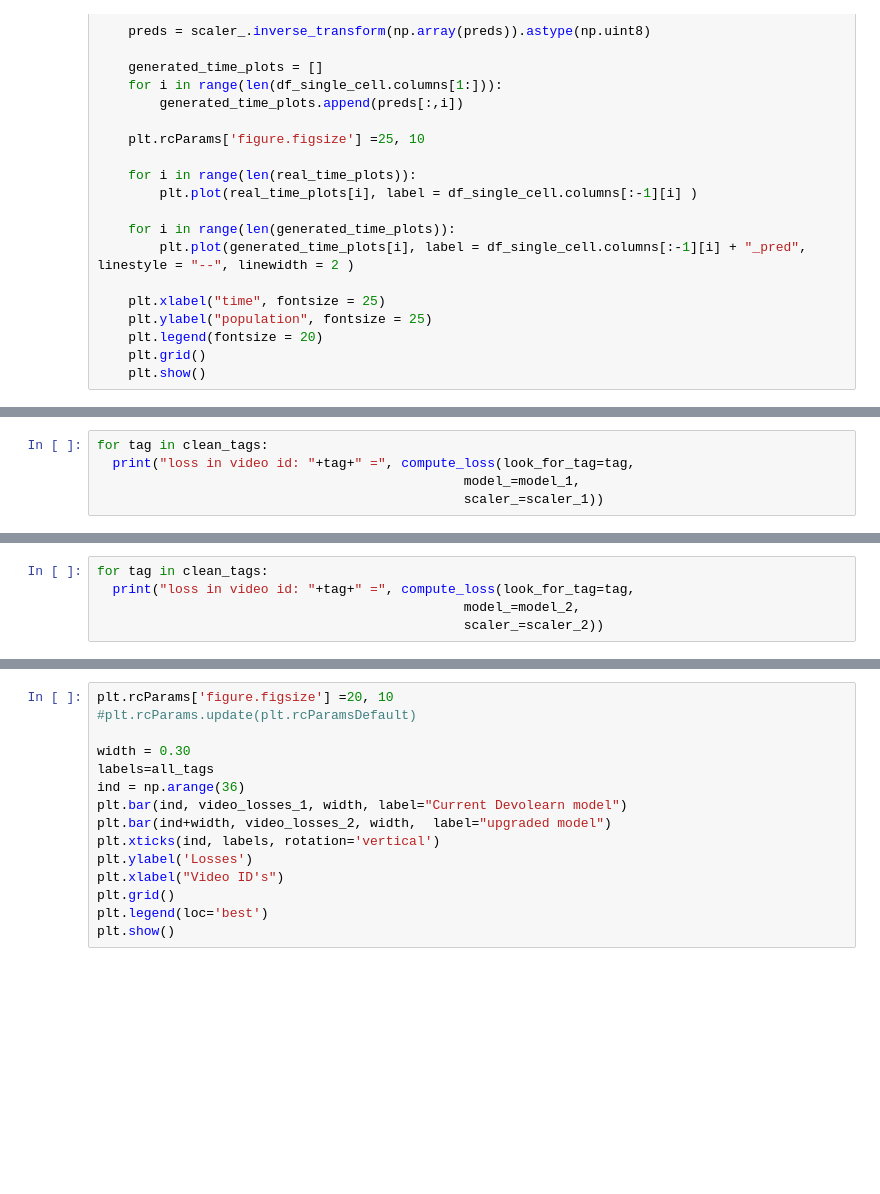
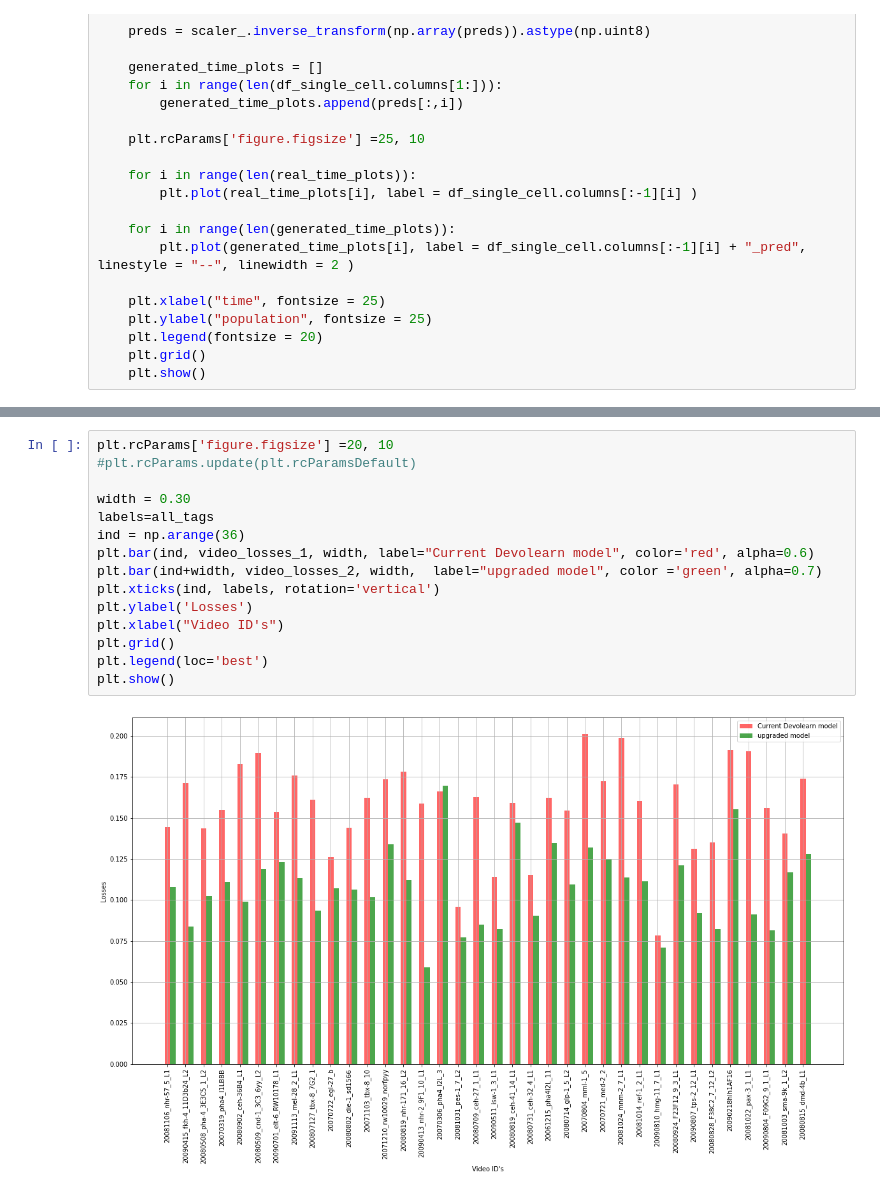
Before and after one commit to Mainakdeb/elegant-embryos, a Jupyter notebook: compare_cell_population_models.ipynb, the cells around one changed output, grey strips where cells are left out. Drawn from its saved outputs; the diff is of its cells as text; blank space fills up the shorter version.

```diff
--- a/compare_cell_population_models.ipynb
+++ b/compare_cell_population_models.ipynb
@@ -170,8 +218,3 @@ def compute_loss(look_for_tag, model_, scaler_):
 
   loss = mean_squared_error(real_time_plots,generated_time_plots)
   return(loss)
-# %%
-for tag in clean_tags:
-  print("loss in video id: "+tag+" =", compute_loss(look_for_tag=tag,
-                                               model_=model_1,
-                                               scaler_=scaler_1))
@@ -181,5 +220,0 @@ loss in video id: 20080731_ceh-32_4_L1 = 0.11511232986442403
-# %%
-for tag in clean_tags:
-  print("loss in video id: "+tag+" =", compute_loss(look_for_tag=tag,
-                                               model_=model_2,
-                                               scaler_=scaler_2))
@@ -208,15 +261,17 @@ for tag in all_tags:
 # %%
 plt.rcParams['figure.figsize'] =20, 10
 #plt.rcParams.update(plt.rcParamsDefault)
 
 width = 0.30
 labels=all_tags
 ind = np.arange(36)
-plt.bar(ind, video_losses_1, width, label="Current Devolearn model")
-plt.bar(ind+width, video_losses_2, width,  label="upgraded model")
+plt.bar(ind, video_losses_1, width, label="Current Devolearn model", color='red', alpha=0.6)
+plt.bar(ind+width, video_losses_2, width,  label="upgraded model", color ='green', alpha=0.7)
 plt.xticks(ind, labels, rotation='vertical')
 plt.ylabel('Losses')
 plt.xlabel("Video ID's")
 plt.grid()
 plt.legend(loc='best')
 plt.show()
+# %% [output]
+[figure, added]
```
Also changed, not shown: parts of 39 cells of this notebook.
